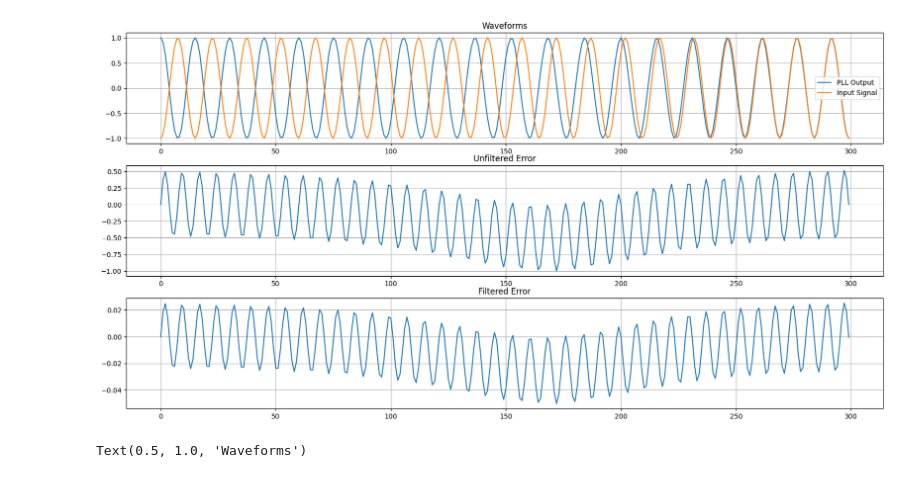
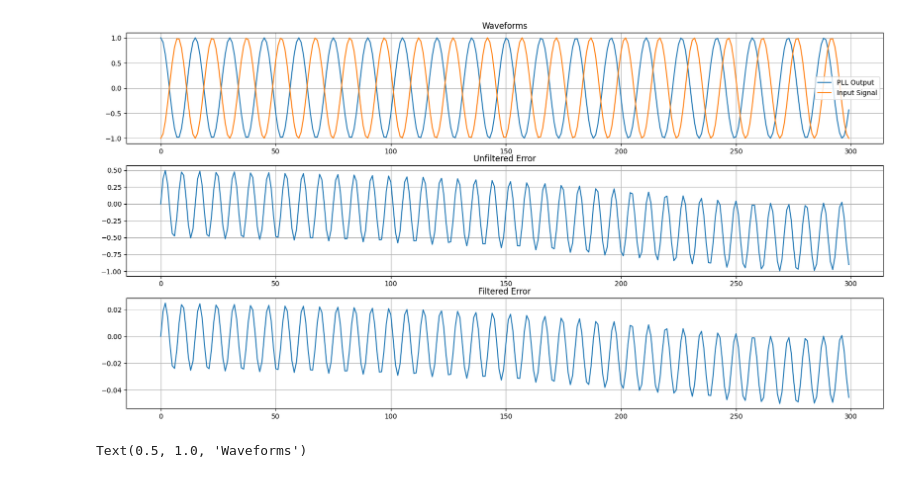
Before and after one commit to stevester94/notebooks, a Jupyter notebook: phase-locked-loop/rectifiedPLL.ipynb, the cells around one changed output. Drawn from its saved outputs; the diff is of its cells as text; code cells hidden in the pictures.

```diff
--- a/phase-locked-loop/rectifiedPLL.ipynb
+++ b/phase-locked-loop/rectifiedPLL.ipynb
@@ -43,6 +43,7 @@ class NumericallyControlledOscillator:
         phaseEstimate = self.nextPhaseEstimate
 
         self.theta += 2*np.pi*self.f/self.fs
+        self.theta += phaseEstimate/self.fs
         if self.theta > 2*np.pi:
             self.theta -= 2*np.pi
 
@@ -50,8 +51,8 @@ class NumericallyControlledOscillator:
         ret = (self.nextCosOut, self.nextSinOut)
 
         self.nextPhaseEstimate = (phaseEstimate + self.K_0 * e_F)
-        self.nextCosOut = np.cos( self.theta + phaseEstimate )
-        self.nextSinOut = -np.sin( self.theta + phaseEstimate )
+        self.nextCosOut = np.cos( self.theta )
+        self.nextSinOut = -np.sin( self.theta )
 
         return ret
 
@@ -107,34 +108,34 @@ for n in range(len(t)):
 
 # Create a Figure
 fig = plt.figure()
 fig.set_figheight(10)
 fig.set_figwidth(20)
 
 # Set up Axes
 ax1 = fig.add_subplot(311)
 # ax1.plot(cos_out[int(-fs/in_f_Hz)*10:], label='PLL Output')
 ax1.plot(cos_out, label='PLL Output')
 plt.grid()
 # ax1.plot(in_sig[int(-fs/in_f_Hz)*10:], label='Input Signal')
 ax1.plot(in_sig, label='Input Signal')
 plt.legend()
 ax1.set_title('Waveforms')
 
 # Show the plot
 #plt.show()
 
 ax2 = fig.add_subplot(312)
 ax2.plot( e_D )
 plt.grid()
 ax2.set_title('Unfiltered Error')
 
 ax3 = fig.add_subplot(313)
 ax3.plot( e_F )
 plt.grid()
 ax3.set_title('Filtered Error')
 plt.show()
 # %% [output]
-[figure, old version]
+[figure, new version]
 # %%
 # OK, what does the phase detector do?
 
```
Also changed, not shown: parts of 4 cells of this notebook.
